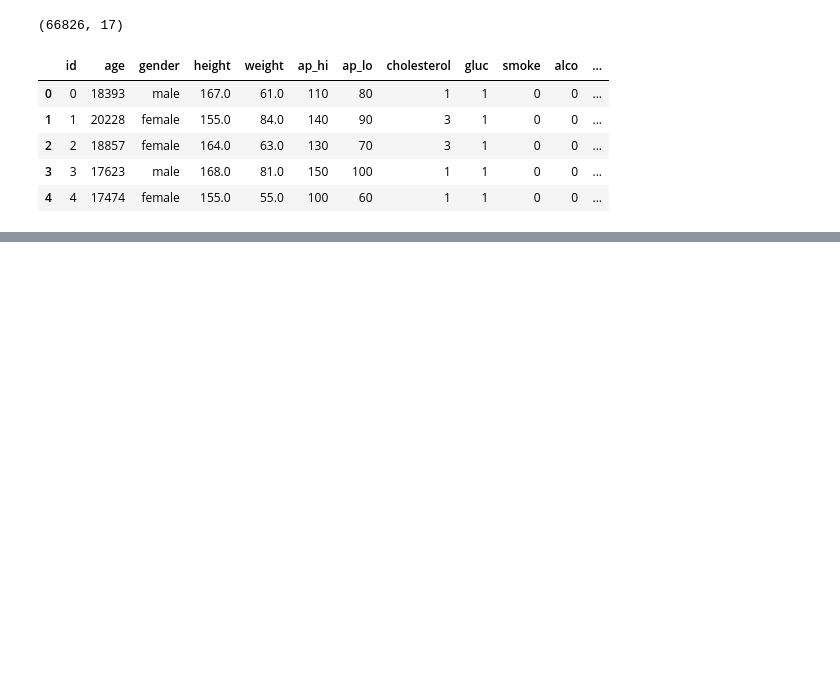
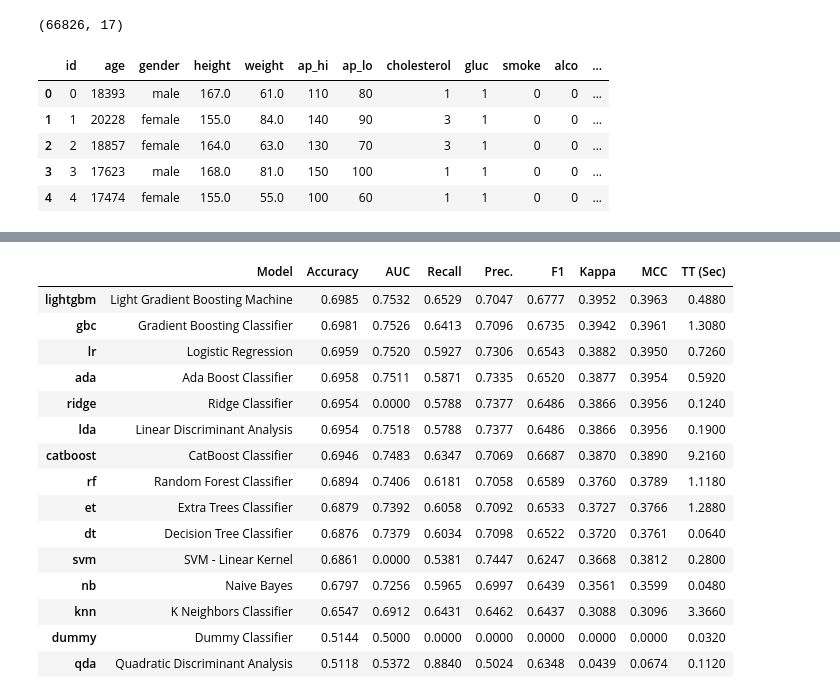
Before and after one commit to turkalpmd/stream-medical-data, a Jupyter notebook: model.ipynb, the cells around one changed output, grey strips where cells are left out. Drawn from its saved outputs; the diff is of its cells as text; code cells hidden in the pictures; blank space fills up the shorter version.

Commit message:
model is okay

```diff
--- a/model.ipynb
+++ b/model.ipynb
@@ -227,0 +334,23 @@ df.head()
+# %%
+best_models = compare_models(cross_validation=True,
+                            fold=5,
+                            sort="Accuracy",
+                            n_select=1,
+                            )
+# %% [output]
+|  | Model | Accuracy | AUC | Recall | Prec. | F1 | Kappa | MCC | TT (Sec) |
+| lightgbm | Light Gradient Boosting Machine | 0.6985 | 0.7532 | 0.6529 | 0.7047 | 0.6777 | 0.3952 | 0.3963 | 0.4880 |
+| gbc | Gradient Boosting Classifier | 0.6981 | 0.7526 | 0.6413 | 0.7096 | 0.6735 | 0.3942 | 0.3961 | 1.3080 |
+| lr | Logistic Regression | 0.6959 | 0.7520 | 0.5927 | 0.7306 | 0.6543 | 0.3882 | 0.3950 | 0.7260 |
+| ada | Ada Boost Classifier | 0.6958 | 0.7511 | 0.5871 | 0.7335 | 0.6520 | 0.3877 | 0.3954 | 0.5920 |
+| ridge | Ridge Classifier | 0.6954 | 0.0000 | 0.5788 | 0.7377 | 0.6486 | 0.3866 | 0.3956 | 0.1240 |
+| lda | Linear Discriminant Analysis | 0.6954 | 0.7518 | 0.5788 | 0.7377 | 0.6486 | 0.3866 | 0.3956 | 0.1900 |
+| catboost | CatBoost Classifier | 0.6946 | 0.7483 | 0.6347 | 0.7069 | 0.6687 | 0.3870 | 0.3890 | 9.2160 |
+| rf | Random Forest Classifier | 0.6894 | 0.7406 | 0.6181 | 0.7058 | 0.6589 | 0.3760 | 0.3789 | 1.1180 |
+| et | Extra Trees Classifier | 0.6879 | 0.7392 | 0.6058 | 0.7092 | 0.6533 | 0.3727 | 0.3766 | 1.2880 |
+| dt | Decision Tree Classifier | 0.6876 | 0.7379 | 0.6034 | 0.7098 | 0.6522 | 0.3720 | 0.3761 | 0.0640 |
+| svm | SVM - Linear Kernel | 0.6861 | 0.0000 | 0.5381 | 0.7447 | 0.6247 | 0.3668 | 0.3812 | 0.2800 |
+| nb | Naive Bayes | 0.6797 | 0.7256 | 0.5965 | 0.6997 | 0.6439 | 0.3561 | 0.3599 | 0.0480 |
+| knn | K Neighbors Classifier | 0.6547 | 0.6912 | 0.6431 | 0.6462 | 0.6437 | 0.3088 | 0.3096 | 3.3660 |
+| dummy | Dummy Classifier | 0.5144 | 0.5000 | 0.0000 | 0.0000 | 0.0000 | 0.0000 | 0.0000 | 0.0320 |
+| qda | Quadratic Discriminant Analysis | 0.5118 | 0.5372 | 0.8840 | 0.5024 | 0.6348 | 0.0439 | 0.0674 | 0.1120 |
```
Also changed, not shown: parts of 17 cells of this notebook, 7 other files.
